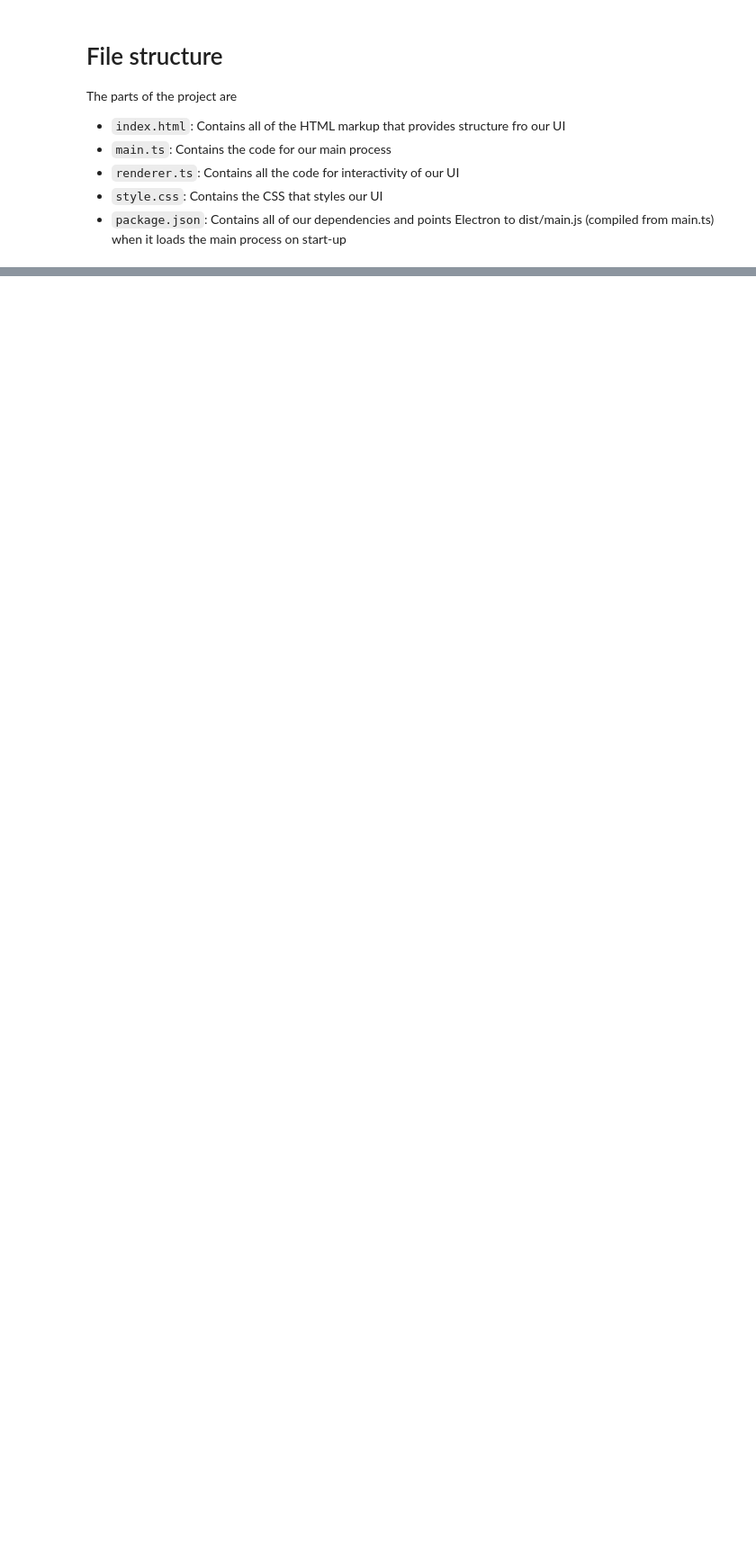
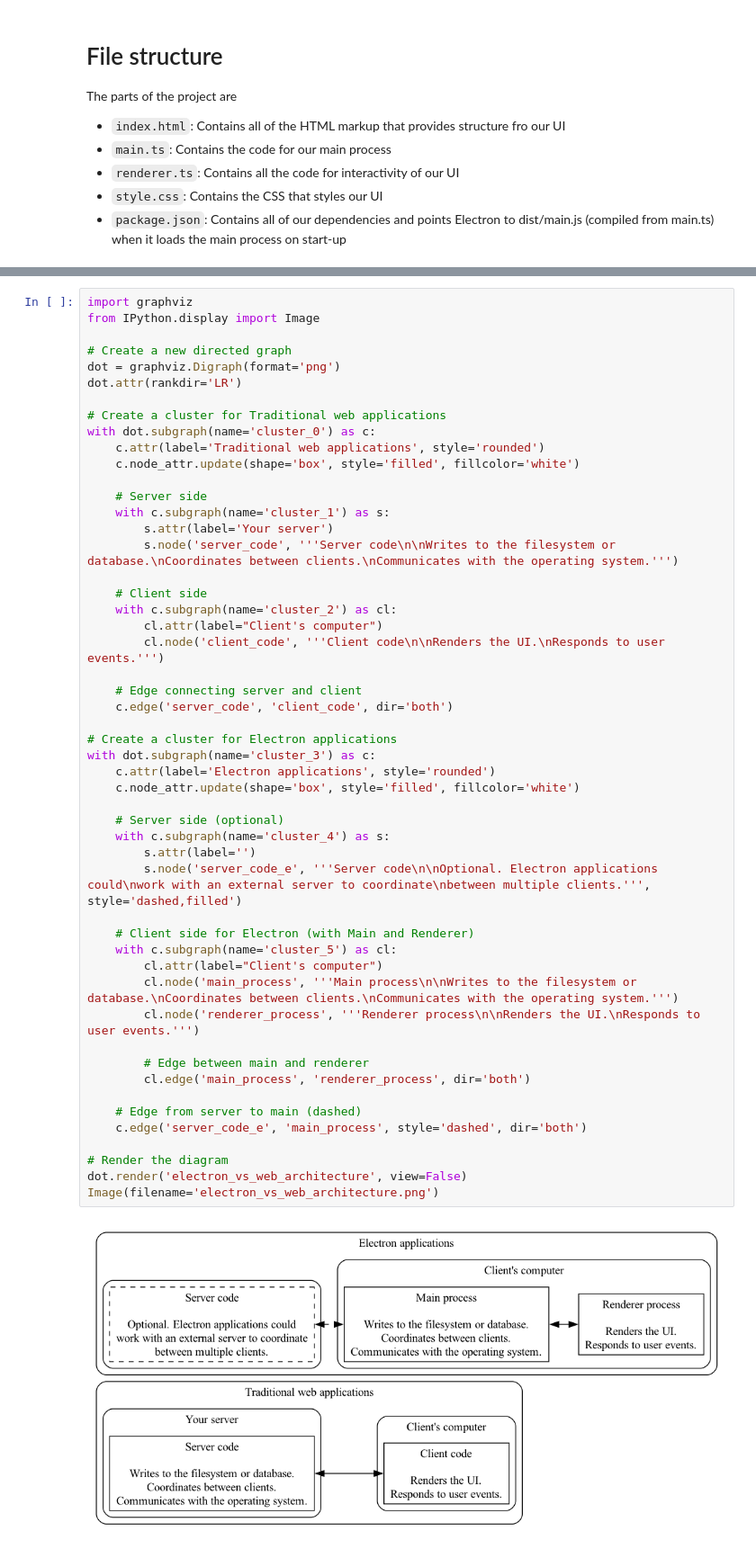
Before and after one commit to yilengyao/tutorials, a Jupyter notebook: electron/electron.ipynb, the cells around one changed output, grey strips where cells are left out. Shown at 90% size. Drawn from its saved outputs; the diff is of its cells as text; blank space fills up the shorter version.

Commit message:
electron communicaiont

```diff
--- a/electron/electron.ipynb
+++ b/electron/electron.ipynb
@@ -377,0 +380,53 @@ The parts of the project are
+# %%
+import graphviz
+from IPython.display import Image
+
+# Create a new directed graph
+dot = graphviz.Digraph(format='png')
+dot.attr(rankdir='LR')
+
+# Create a cluster for Traditional web applications
+with dot.subgraph(name='cluster_0') as c:
+    c.attr(label='Traditional web applications', style='rounded')
+    c.node_attr.update(shape='box', style='filled', fillcolor='white')
+
+    # Server side
+    with c.subgraph(name='cluster_1') as s:
+        s.attr(label='Your server')
+        s.node('server_code', '''Server code\n\nWrites to the filesystem or database.\nCoordinates between clients.\nCommunicates with the operating system.''')
+
+    # Client side
+    with c.subgraph(name='cluster_2') as cl:
+        cl.attr(label="Client's computer")
+        cl.node('client_code', '''Client code\n\nRenders the UI.\nResponds to user events.''')
+
+    # Edge connecting server and client
+    c.edge('server_code', 'client_code', dir='both')
+
+# Create a cluster for Electron applications
+with dot.subgraph(name='cluster_3') as c:
+    c.attr(label='Electron applications', style='rounded')
+    c.node_attr.update(shape='box', style='filled', fillcolor='white')
+
+    # Server side (optional)
+    with c.subgraph(name='cluster_4') as s:
+        s.attr(label='')
+        s.node('server_code_e', '''Server code\n\nOptional. Electron applications could\nwork with an external server to coordinate\nbetween multiple clients.''', style='dashed,filled')
+
+    # Client side for Electron (with Main and Renderer)
+    with c.subgraph(name='cluster_5') as cl:
+        cl.attr(label="Client's computer")
+        cl.node('main_process', '''Main process\n\nWrites to the filesystem or database.\nCoordinates between clients.\nCommunicates with the operating system.''')
+        cl.node('renderer_process', '''Renderer process\n\nRenders the UI.\nResponds to user events.''')
+
+        # Edge between main and renderer
+        cl.edge('main_process', 'renderer_process', dir='both')
+
+    # Edge from server to main (dashed)
+    c.edge('server_code_e', 'main_process', style='dashed', dir='both')
+
+# Render the diagram
+dot.render('electron_vs_web_architecture', view=False)
+Image(filename='electron_vs_web_architecture.png')
+# %% [output]
+[figure, added]
```
Also changed, not shown: parts of 2 cells of this notebook.
